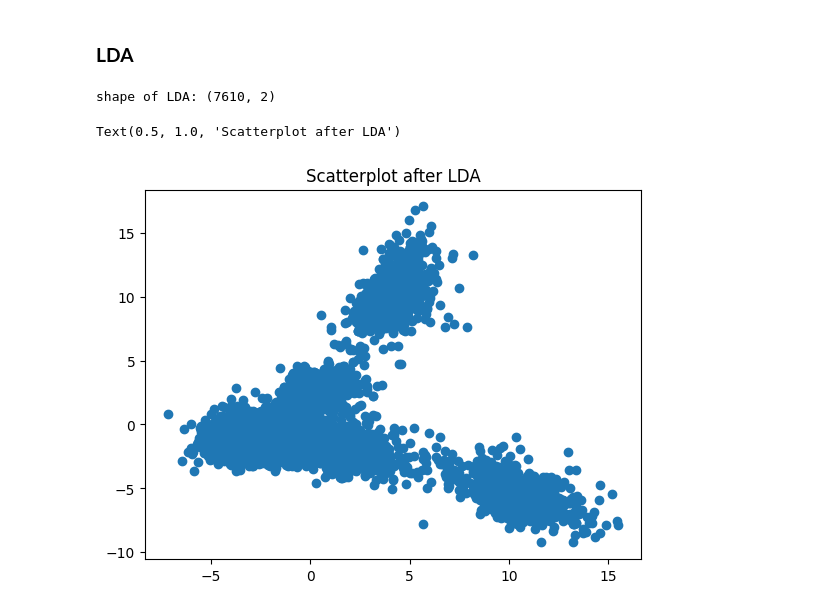
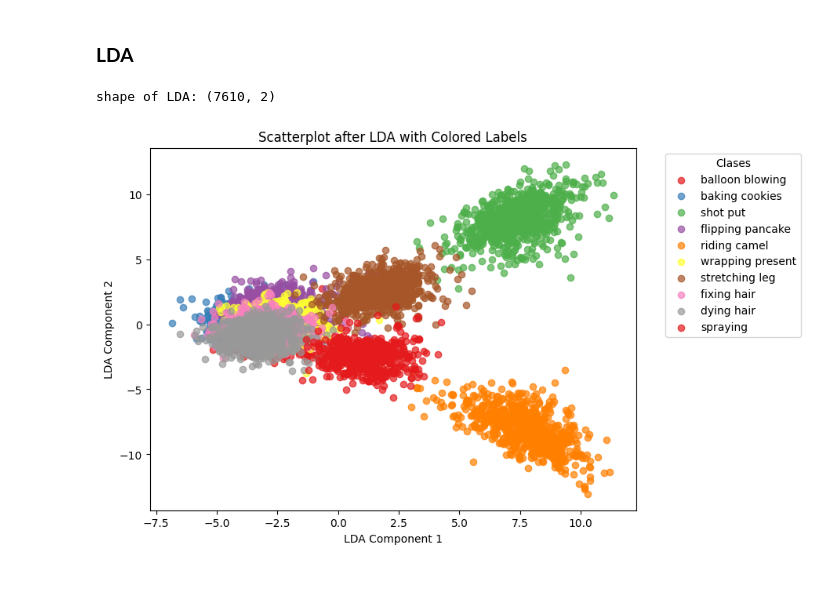
Before and after one commit to nayeli-guzman/clustering-human-activity, a Jupyter notebook: dimensionality-reduction.ipynb, the cells around one changed output. Cells and saved outputs as stored; diff of their text form; code cells hidden in the pictures; blank space fills up the shorter version.

```diff
--- a/dimensionality-reduction.ipynb
+++ b/dimensionality-reduction.ipynb
@@ -291,7 +272,7 @@ print(y_train_np)
 ### **t-SNE**
 # %%
 
-train_numeric_labels, _ = pd.factorize(y_train_np.ravel())
+train_numeric_labels, class_names = pd.factorize(y_train_np.ravel())
 # %%
 print(train_numeric_labels)
 # %% [output]
@@ -341,0 +323,3 @@ plt.show()
+# %%
+optimal_components = np.argmax(cumulative_variance >= 0.95) + 1
+print("Optimal number of components:", optimal_components)
@@ -341,0 +328,19 @@ plt.show()
+# %%
+pca_ = PCA(n_components=optimal_components)
+train_pca = pca_.fit_transform(X_train_scaled)
+print("Shape after PCA w/ 2 components:", train_pca.shape)
+
+unique_labels = np.unique(train_numeric_labels)
+palette = sns.color_palette("Set1", len(unique_labels))
+
+plt.figure(figsize=(8, 6))
+for i, label in enumerate(unique_labels):
+    mask = train_numeric_labels == label
+    plt.scatter(train_pca[mask, 0], train_pca[mask, 1],
+                color=palette[i], label=class_names[label], alpha=0.7)
+
+plt.legend(title="Clases", bbox_to_anchor=(1.05, 1), loc='upper left')
+plt.title('Scatterplot after PCA with Colored Labels')
+plt.xlabel("PCA Component 1")
+plt.ylabel("PCA Component 2")
+plt.show()
@@ -344,11 +352,22 @@ plt.show()
 # %%
 lda = LinearDiscriminantAnalysis(n_components=2)
 train_lda = lda.fit_transform(X_train_scaled, y_train_np.flatten())
 print('shape of LDA:', train_lda.shape)
 
-plt.scatter(train_lda[:, 0], train_lda[:, 1])
-plt.title('Scatterplot after LDA')
+unique_labels = np.unique(train_numeric_labels)
+palette = sns.color_palette("Set1", len(unique_labels))
+
+plt.figure(figsize=(8, 6))
+for i, label in enumerate(unique_labels):
+    mask = train_numeric_labels == label
+    plt.scatter(train_lda[mask, 0], train_lda[mask, 1],
+                color=palette[i], label=class_names[label], alpha=0.7)
+
+plt.legend(title="Clases", bbox_to_anchor=(1.05, 1), loc='upper left')
+plt.title('Scatterplot after LDA with Colored Labels')
+plt.xlabel("LDA Component 1")
+plt.ylabel("LDA Component 2")
+plt.show()
 # %% [output]
 shape of LDA: (7610, 2)
-Text(0.5, 1.0, 'Scatterplot after LDA')
-[figure, old version]
+[figure, new version]
```
Also changed, not shown: parts of 9 cells of this notebook.
